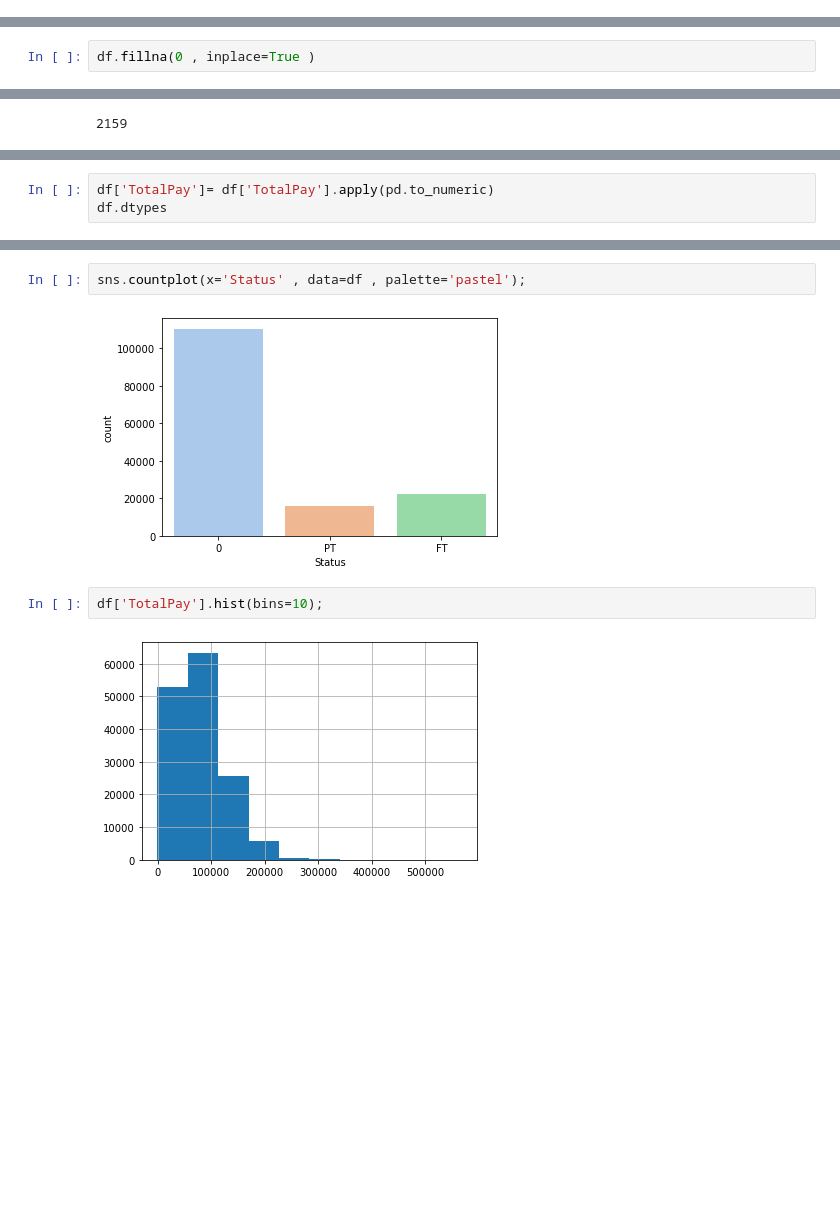
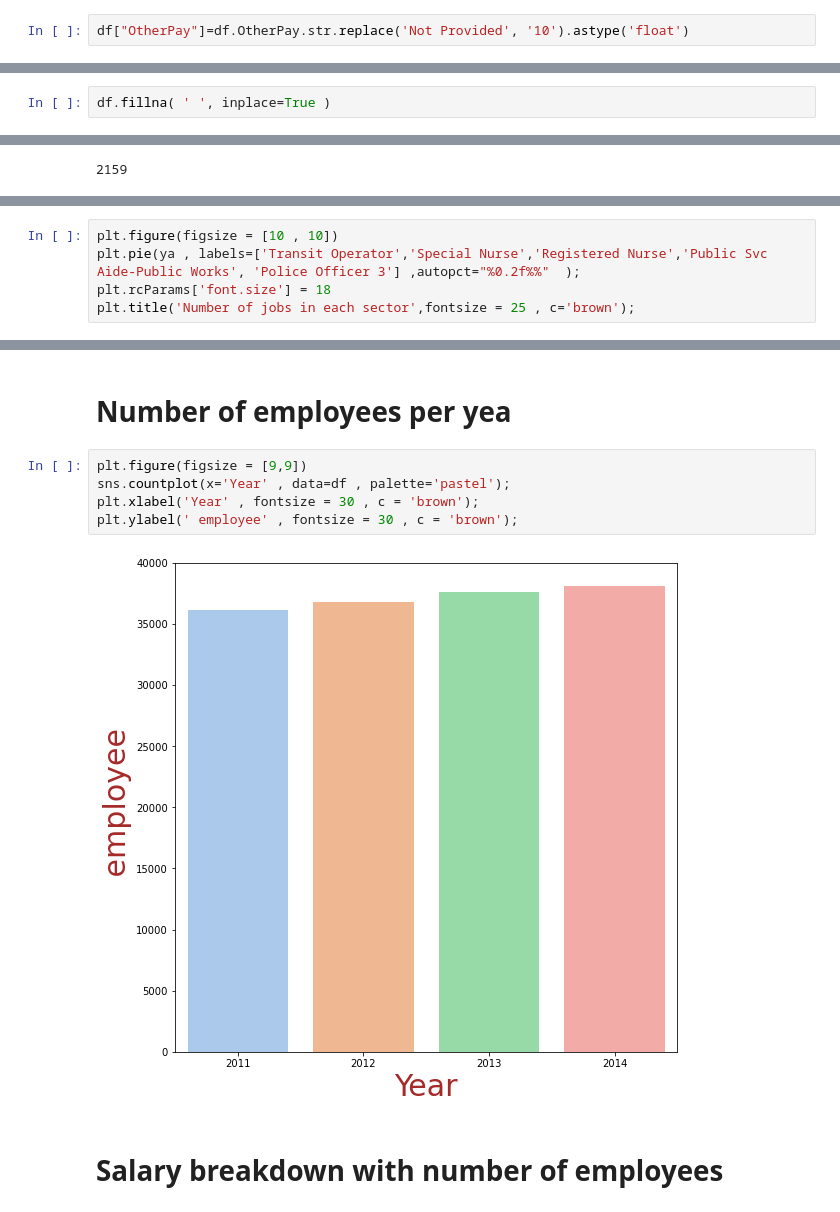
Before and after one commit to yaarraa11/EDA-Regression, a Jupyter notebook: S F salaries project.ipynb, the cells around one changed output, grey strips where cells are left out. Saved outputs shown, nothing was run; the diff lists cells and outputs as text; blank space fills up the shorter version.

```diff
--- a/S F salaries project.ipynb
+++ b/S F salaries project.ipynb
@@ -48,0 +67,2 @@ df.info
+# %%
+df["OtherPay"]=df.OtherPay.str.replace('Not Provided', '10').astype('float')
@@ -100,5 +124,5 @@ sns.heatmap(df.isna())
 # %%
-df.fillna(0 , inplace=True )
+df.fillna( ' ', inplace=True )
 # %%
 sns.heatmap(df.isna())
 # %% [output]
@@ -195,3 +204,0 @@ df.groupby('JobTitle').TotalPayBenefits.agg(['mean', 'std', 'median', 'count'])
-# %%
-df['TotalPay']= df['TotalPay'].apply(pd.to_numeric)
-df.dtypes
@@ -236,0 +234,5 @@ Name: Status, dtype: int64
+# %%
+plt.figure(figsize = [10 , 10])
+plt.pie(ya , labels=['Transit Operator','Special Nurse','Registered Nurse','Public Svc Aide-Public Works', 'Police Officer 3'] ,autopct="%0.2f%%"  );
+plt.rcParams['font.size'] = 18
+plt.title('Number of jobs in each sector',fontsize = 25 , c='brown');
@@ -237,8 +241,11 @@ Name: Status, dtype: int64
+# %% [markdown]
+# Number of employees per yea
 # %%
-sns.countplot(x='Status' , data=df , palette='pastel');
+plt.figure(figsize = [9,9])
+sns.countplot(x='Year' , data=df , palette='pastel');
+plt.xlabel('Year' , fontsize = 30 , c = 'brown');
+plt.ylabel(' employee' , fontsize = 30 , c = 'brown');
 # %% [output]
-[figure, old version]
+[figure, new version]
-# %%
-df['TotalPay'].hist(bins=10);
-# %% [output]
-[figure, removed]
+# %% [markdown]
+# Salary breakdown with number of employees
```
Also changed, not shown: parts of 40 cells of this notebook.
